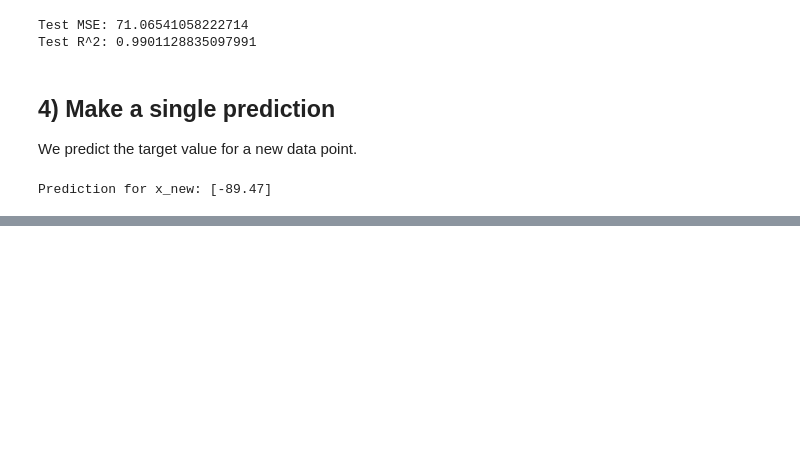
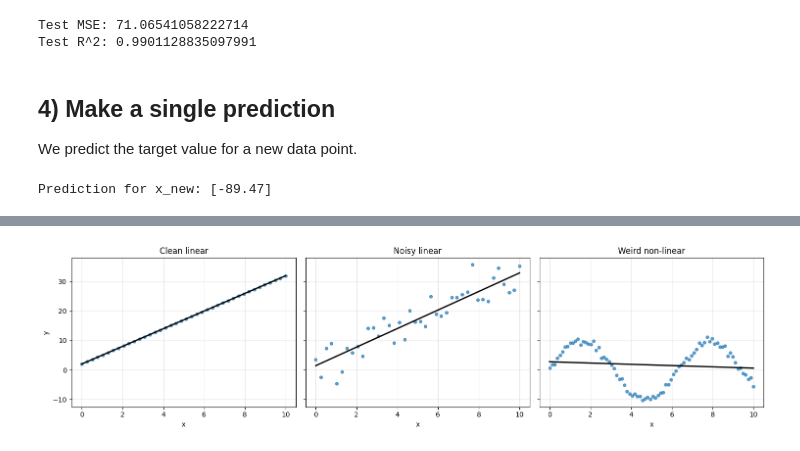
Before and after one commit to rahul8879/ai-ml-akila, a Jupyter notebook: machine_learning/04_linear_regression.ipynb, the cells around one changed output, grey strips where cells are left out. Drawn from its saved outputs; the diff is of its cells as text; code cells hidden in the pictures; blank space fills up the shorter version.

Commit message:
updated linear regression notebook

```diff
--- a/machine_learning/04_linear_regression.ipynb
+++ b/machine_learning/04_linear_regression.ipynb
@@ -70,0 +75,41 @@ Prediction for x_new: [-89.47]
+# %%
+import matplotlib.pyplot as plt
+
+rng = np.random.default_rng(42)
+
+# Scenario A: clean linear data
+x_a = np.linspace(0, 10, 40)
+y_a = 3.0 * x_a + 2.0
+
+# Scenario B: linear with noise
+x_b = np.linspace(0, 10, 40)
+y_b = 3.0 * x_b + 2.0 + rng.normal(0, 5, size=len(x_b))
+
+# Scenario C: weird non-linear pattern (sinusoidal)
+x_c = np.linspace(0, 10, 80)
+y_c = 10 * np.sin(x_c) + rng.normal(0, 1.0, size=len(x_c))
+# %%
+# Fit a linear model to each scenario and plot
+fig, axes = plt.subplots(1, 3, figsize=(15, 4), sharey=True)
+
+def fit_and_plot(ax, x, y, title):
+    # Reshape for sklearn (n_samples, n_features)
+    X = x.reshape(-1, 1)
+    model = LinearRegression()
+    model.fit(X, y)
+    y_hat = model.predict(X)
+    ax.scatter(x, y, s=18, alpha=0.7)
+    ax.plot(x, y_hat, color='black', linewidth=2)
+    ax.set_title(title)
+    ax.set_xlabel('x')
+    ax.grid(True, alpha=0.3)
+
+fit_and_plot(axes[0], x_a, y_a, 'Clean linear')
+fit_and_plot(axes[1], x_b, y_b, 'Noisy linear')
+fit_and_plot(axes[2], x_c, y_c, 'Weird non-linear')
+
+axes[0].set_ylabel('y')
+plt.tight_layout()
+plt.show()
+# %% [output]
+[figure, added]
```
Also changed, not shown: parts of 2 cells of this notebook.
